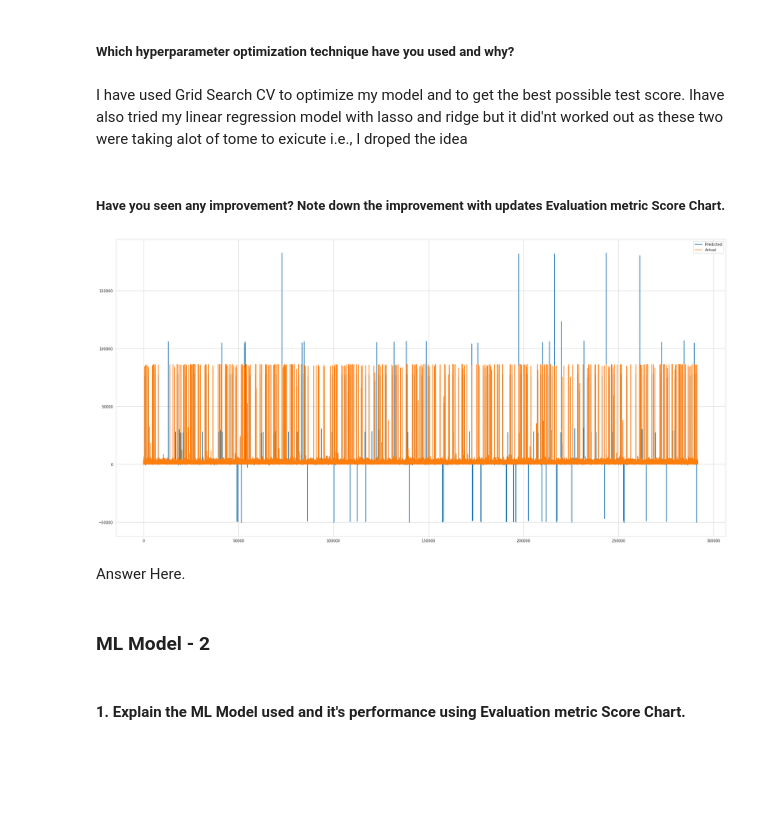
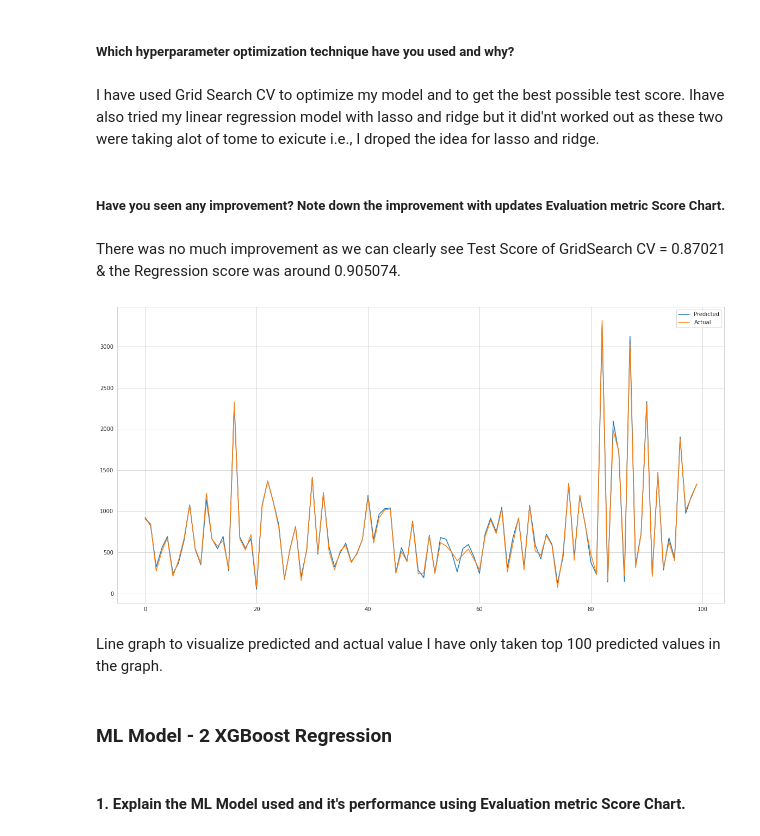
Before and after one commit to ritik1804k/-ML---Regression-Capstone-Project, a Jupyter notebook: Supervised_ML_Regression_Capstone_Project_.ipynb, the cells around one changed output. Saved outputs shown, nothing was run; the diff lists cells and outputs as text; code cells hidden in the pictures; blank space fills up the shorter version.

```diff
--- a/Supervised_ML_Regression_Capstone_Project_.ipynb
+++ b/Supervised_ML_Regression_Capstone_Project_.ipynb
@@ -1233,9 +1271,9 @@ plt.show()
 # %% [output]
 [figure]
 # %%
-# Transform Your data
-independent_variable = data[Features]
-dependent_variable = (data['trip_duration'])
+# Transform Your variables
+independent_variable = data[Features].apply(zscore)
+dependent_variable = np.log10(data['trip_duration'])
 # %% [markdown]
 For independent variables,
 
@@ -1415,20 +1453,24 @@ Test Score of GridSearch CV = 0.8702137394625512
 ##### Which hyperparameter optimization technique have you used and why?
 # %% [markdown]
 I have used Grid Search CV to optimize my model and to get the best possible test score.
-Ihave also tried my linear regression model with lasso and ridge but it did'nt worked out as these two were taking alot of tome to exicute i.e., I droped the idea
+Ihave also tried my linear regression model with lasso and ridge but it did'nt worked out as these two were taking alot of tome to exicute i.e., I droped the idea for lasso and ridge.
 # %% [markdown]
 ##### Have you seen any improvement? Note down the improvement with updates Evaluation metric Score Chart.
+# %% [markdown]
+
+There was no much improvement as we can clearly see Test Score of GridSearch CV = 0.87021 & the Regression score was around 0.905074.
 # %%
-plt.figure(figsize=(30,15))
-plt.plot(y_pred)
-plt.plot(np.array(y_test))
+# ploting line graph to visualize predicted and actual value
+plt.figure(figsize=(20,10))
+plt.plot(y_pred[:100])
+plt.plot(np.array(y_test[:100]))
 plt.legend(["Predicted","Actual"])
 plt.show()
 # %% [output]
-[figure, old version]
+[figure, new version]
-# %% [markdown]
-Answer Here.
+# %% [markdown]
+Line graph to visualize predicted and actual value I have only taken top 100 predicted values in the graph.
 # %% [markdown]
-### ML Model - 2
+### ML Model - 2 XGBoost Regression
 # %% [markdown]
 #### 1. Explain the ML Model used and it's performance using Evaluation metric Score Chart.
```
Also changed, not shown: parts of 37 cells of this notebook.
